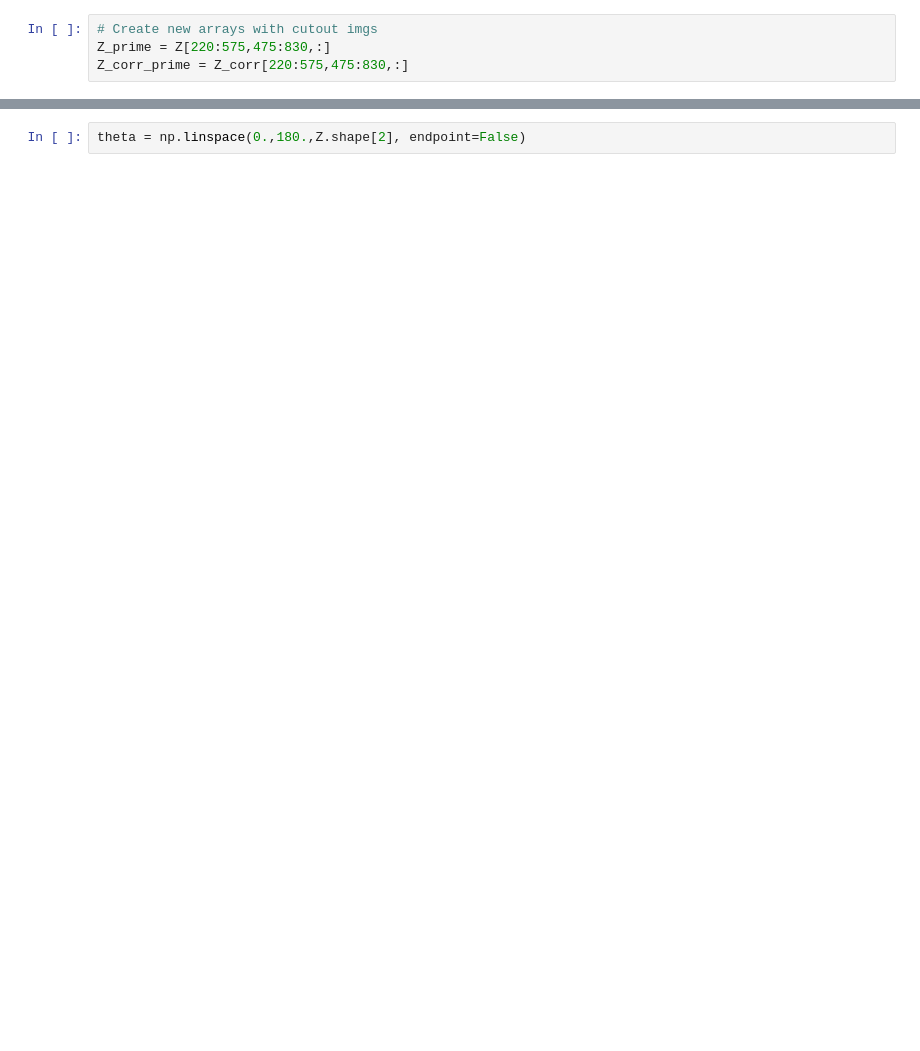
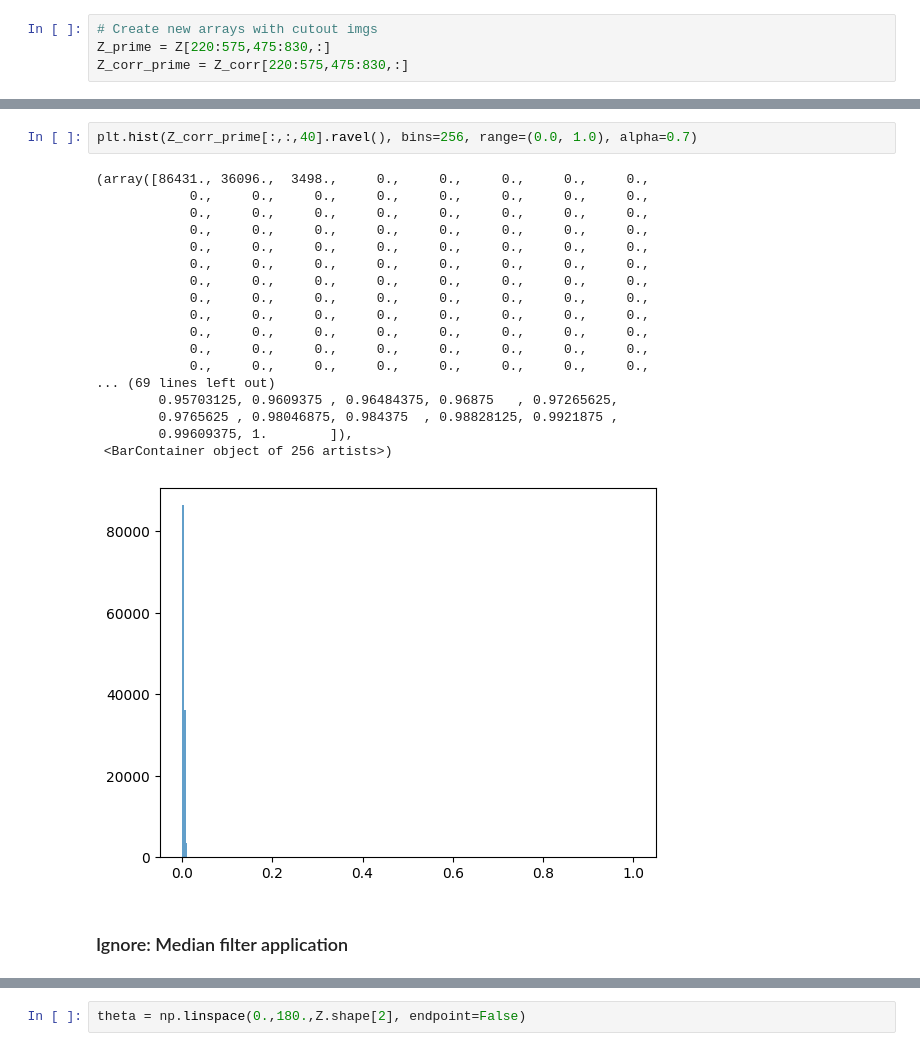
Before and after one commit to caramosparra/bachelor-thesis, a Jupyter notebook: preparation.ipynb, the cells around one changed output, grey strips where cells are left out. Saved outputs shown, nothing was run; the diff lists cells and outputs as text; blank space fills up the shorter version.

```diff
--- a/preparation.ipynb
+++ b/preparation.ipynb
@@ -138,0 +187,23 @@ Z.shape[2]
+# %%
+plt.hist(Z_corr_prime[:,:,40].ravel(), bins=256, range=(0.0, 1.0), alpha=0.7)
+# %% [output]
+(array([86431., 36096.,  3498.,     0.,     0.,     0.,     0.,     0.,
+            0.,     0.,     0.,     0.,     0.,     0.,     0.,     0.,
+            0.,     0.,     0.,     0.,     0.,     0.,     0.,     0.,
+            0.,     0.,     0.,     0.,     0.,     0.,     0.,     0.,
+            0.,     0.,     0.,     0.,     0.,     0.,     0.,     0.,
+            0.,     0.,     0.,     0.,     0.,     0.,     0.,     0.,
+            0.,     0.,     0.,     0.,     0.,     0.,     0.,     0.,
+            0.,     0.,     0.,     0.,     0.,     0.,     0.,     0.,
+            0.,     0.,     0.,     0.,     0.,     0.,     0.,     0.,
+            0.,     0.,     0.,     0.,     0.,     0.,     0.,     0.,
+            0.,     0.,     0.,     0.,     0.,     0.,     0.,     0.,
+            0.,     0.,     0.,     0.,     0.,     0.,     0.,     0.,
+... (69 lines left out)
+        0.95703125, 0.9609375 , 0.96484375, 0.96875   , 0.97265625,
+        0.9765625 , 0.98046875, 0.984375  , 0.98828125, 0.9921875 ,
+        0.99609375, 1.        ]),
+ <BarContainer object of 256 artists>)
+[figure, added]
+# %% [markdown]
+### Ignore: Median filter application
```
Also changed, not shown: parts of 31 cells of this notebook.
